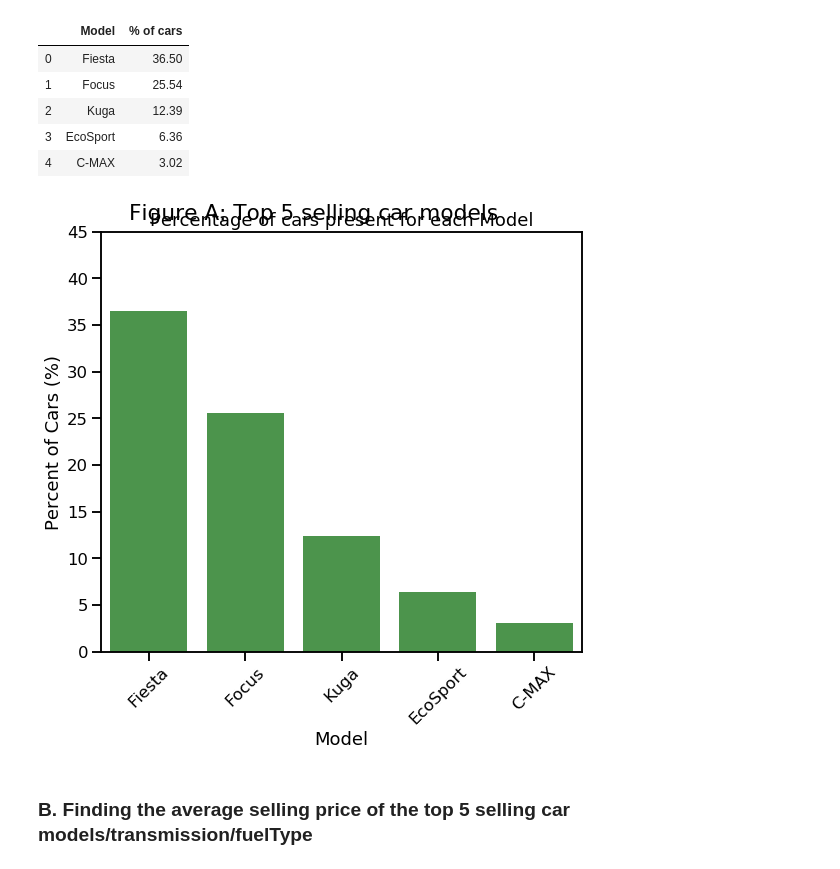
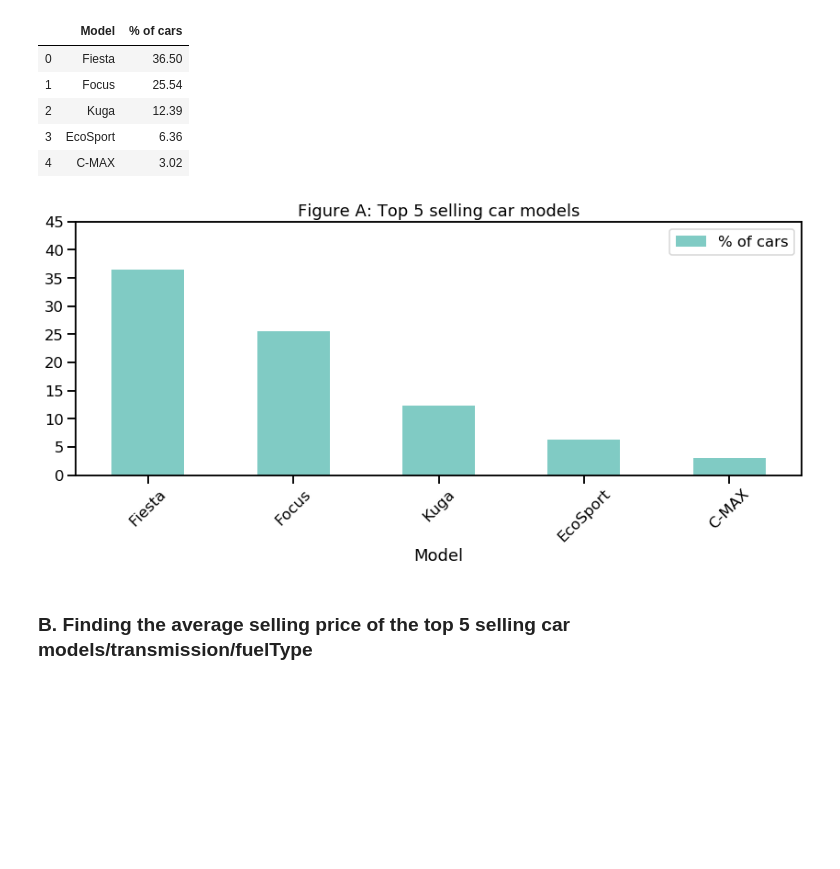
Before and after one commit to nabilatajrin/bmw-used-car-analysis, a Jupyter notebook: ford_used_car_EDA.ipynb, the cells around one changed output. Cells and saved outputs as stored; diff of their text form; code cells hidden in the pictures; blank space fills up the shorter version.

```diff
--- a/ford_used_car_EDA.ipynb
+++ b/ford_used_car_EDA.ipynb
@@ -485,22 +471,0 @@ display(df_A)
-# %%
-#Setting the size of the graphs.
-plt.figure(figsize=(8,8))
-
-#Creating barplot
-#barplot(data, column_x, color, rotation, yticks)
-#Where,
-#data= Dataframe/ top_selling_car
-#column_x will be in the x axis
-#yticks is the range/bins/class-intervals of y axis
-
-#barplot 'model'
-barplot(df_A, 'Model', 'green', 45, np.arange(0,50,5))
-
-#set title
-plt.suptitle('Figure A: Top 5 selling car models')
-
-#ignoring overlapping of the texts among graphs
-plt.tight_layout()
-plt.show()
-# %% [output]
-[figure, removed]
@@ -511,2 +472,10 @@ plt.show()
+# %%
+df_A.plot(kind='bar', x='Model', title='Figure A: Top 5 selling car models',
+          color = '#80CBC4', rot = 45, figsize= (12,6), yticks = np.arange(0,50,5))
+
+plt.tight_layout()
+plt.show()
+# %% [output]
+[figure, added]
 # %% [markdown]
 ### B. Finding the average selling price of the top 5 selling car models/transmission/fuelType
```
Also changed, not shown: parts of 21 cells of this notebook.
